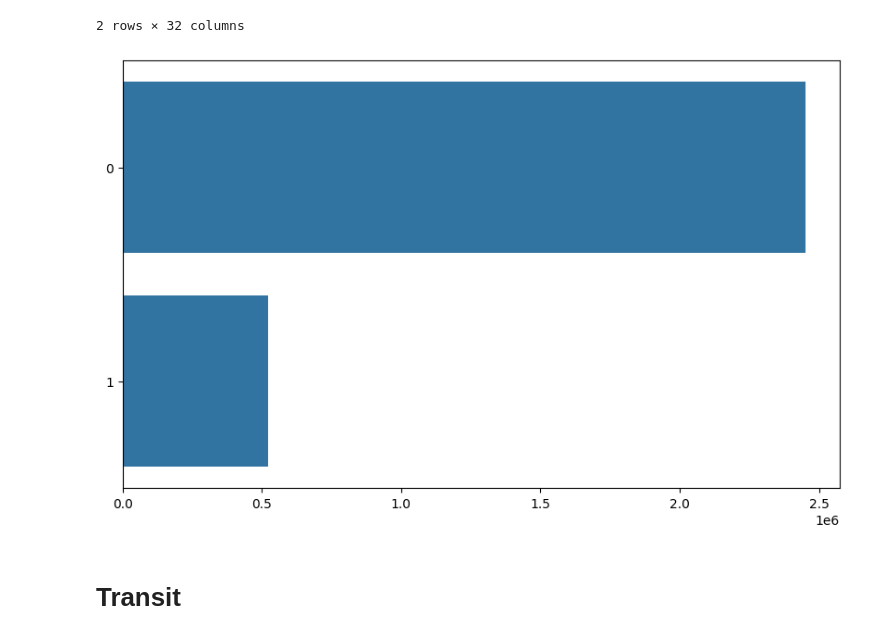
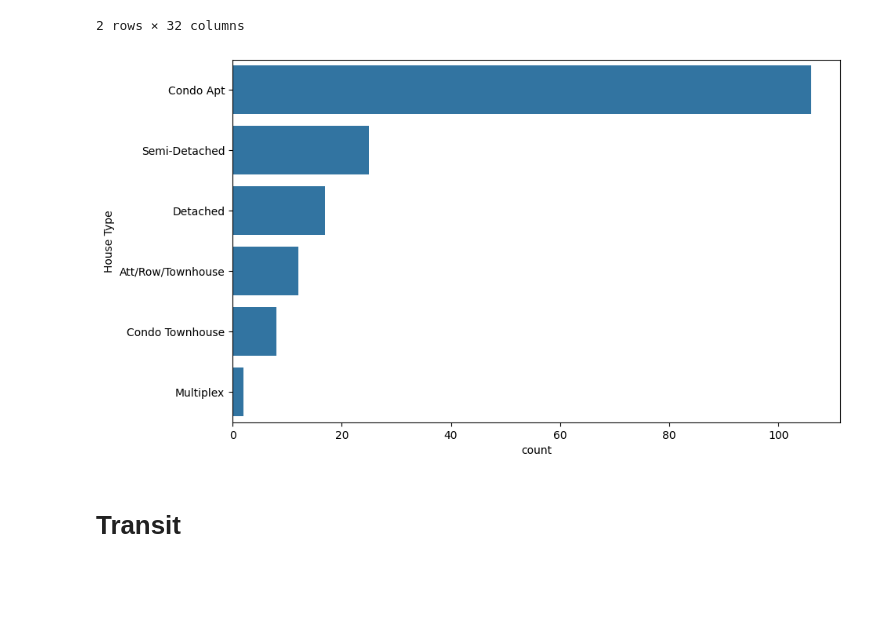
Before and after one commit to NGiving/gta-housing-analysis, a Jupyter notebook: CPAN_314_Project.ipynb, the cells around one changed output. Cells and saved outputs as stored; diff of their text form; code cells hidden in the pictures; blank space fills up the shorter version.

```diff
--- a/CPAN_314_Project.ipynb
+++ b/CPAN_314_Project.ipynb
@@ -614,14 +652,0 @@ p.legend.location = "top_right"
-# %%
-gray = "#bfbfbf"
-
-nb_agg = houses.groupby("neighbourhood")["sold_price"].agg(["median", "mean", "count"]).sort_values(by="median", ascending=False)
-nb_top = nb_agg.iloc[0]
-
-fig = plt.figure(figsize=(10, 6))
-ax = plt.gca()
-
-sns.barplot([nb_top["median"], nb_agg.loc["Flemingdon Park"]["median"]], orient="h")
-
-plt.show()
-# %% [output]
-[figure, removed]
@@ -628,3 +761,15 @@ plt.show()
+# %%
+annex = houses[houses["neighbourhood"] == "Annex"]
+
+fig = plt.figure(figsize=(10, 6))
+ax = plt.gca()
+
+sns.barplot(annex["house_type"].value_counts(), orient="h")
+
+ax.set_ylabel("House Type")
+plt.show()
+# %% [output]
+[figure, added]
 # %% [markdown]
 # Transit
 # %%
```
Also changed, not shown: parts of 7 cells of this notebook, 1 other file.
